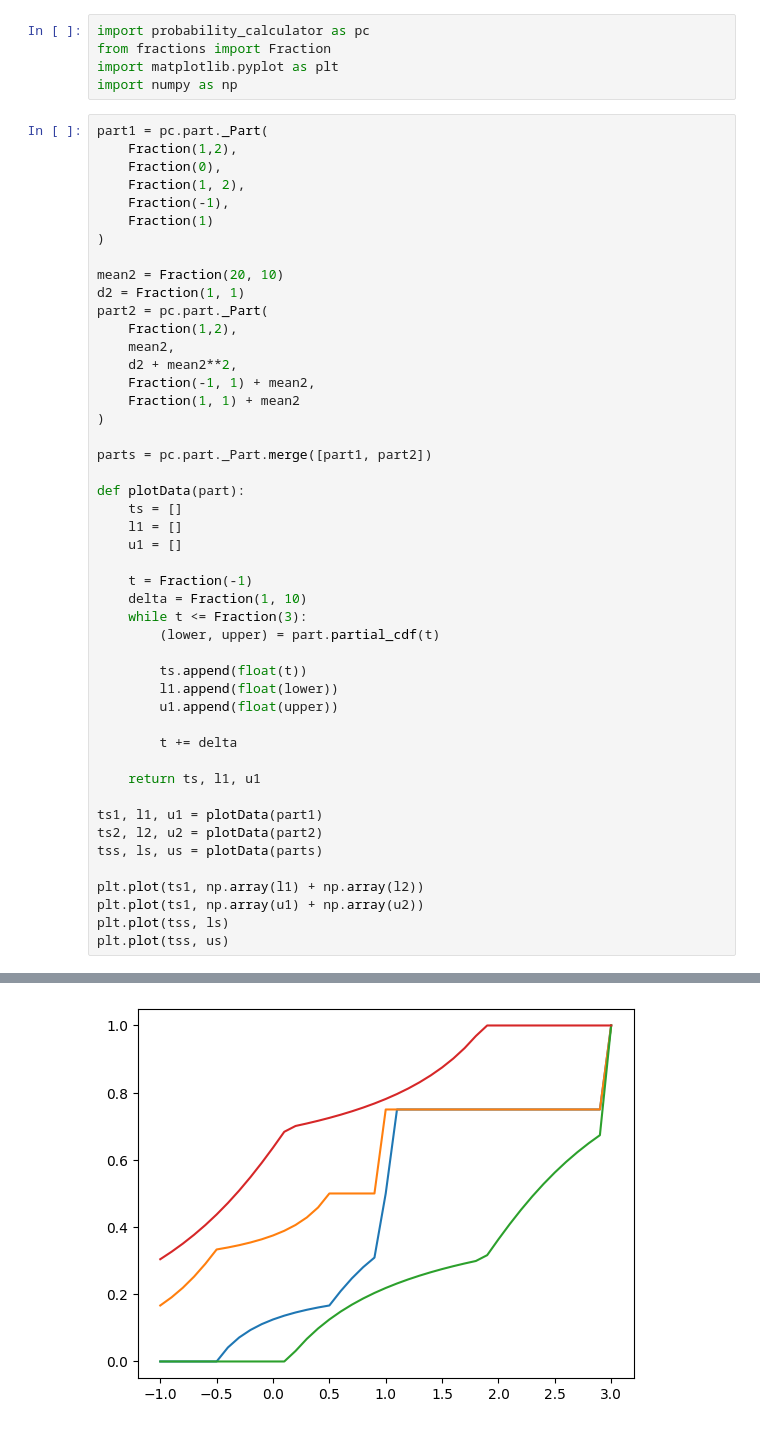
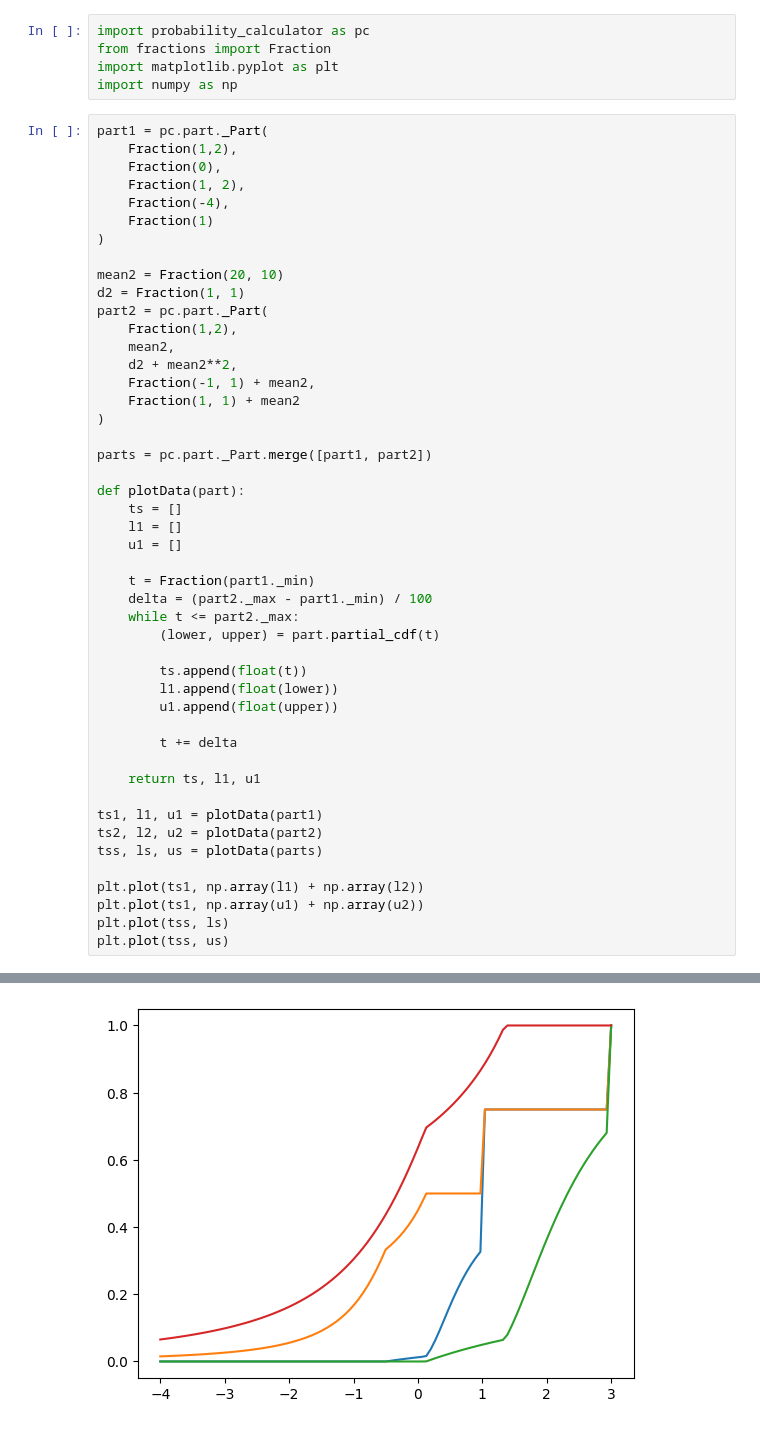
Before and after one commit to HendrikRoehm/probability_calculator, a Jupyter notebook: docs/merge_derivation.ipynb, the cells around one changed output, grey strips where cells are left out. Drawn from its saved outputs; the diff is of its cells as text.

```diff
--- a/docs/merge_derivation.ipynb
+++ b/docs/merge_derivation.ipynb
@@ -10,7 +10,7 @@ part1 = pc.part._Part(
     Fraction(1,2),
     Fraction(0),
     Fraction(1, 2),
-    Fraction(-1),
+    Fraction(-4),
     Fraction(1)
 )
 
@@ -24,34 +24,34 @@ part2 = pc.part._Part(
     Fraction(1, 1) + mean2
 )
 
 parts = pc.part._Part.merge([part1, part2])
 
 def plotData(part):
     ts = []
     l1 = []
     u1 = []
 
-    t = Fraction(-1)
-    delta = Fraction(1, 10)
-    while t <= Fraction(3):
+    t = Fraction(part1._min)
+    delta = (part2._max - part1._min) / 100
+    while t <= part2._max:
         (lower, upper) = part.partial_cdf(t)
 
         ts.append(float(t))
         l1.append(float(lower))
         u1.append(float(upper))
 
         t += delta
 
     return ts, l1, u1
 
 ts1, l1, u1 = plotData(part1)
 ts2, l2, u2 = plotData(part2)
 tss, ls, us = plotData(parts)
 
 plt.plot(ts1, np.array(l1) + np.array(l2))
 plt.plot(ts1, np.array(u1) + np.array(u2))
 plt.plot(tss, ls)
 plt.plot(tss, us)
 # %% [output]
 [<matplotlib.lines.Line2D at 0x...>]
-[figure, old version]
+[figure, new version]
```
Also changed, not shown: parts of 3 cells of this notebook.
